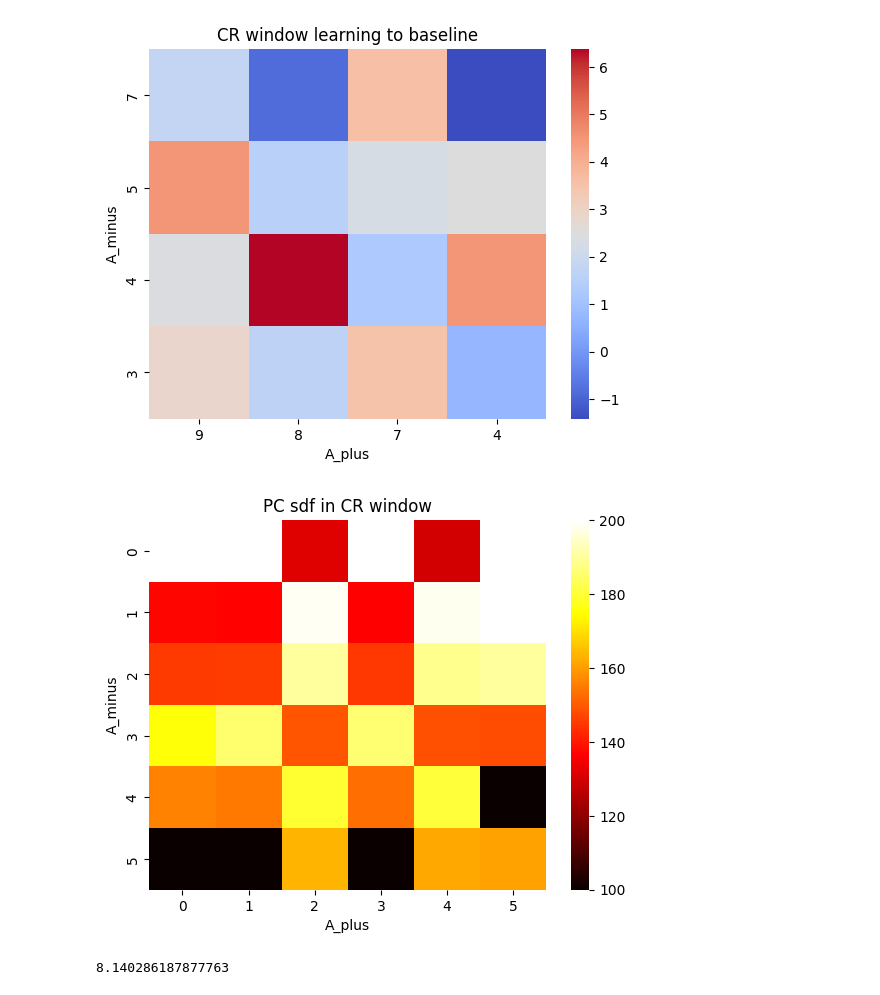
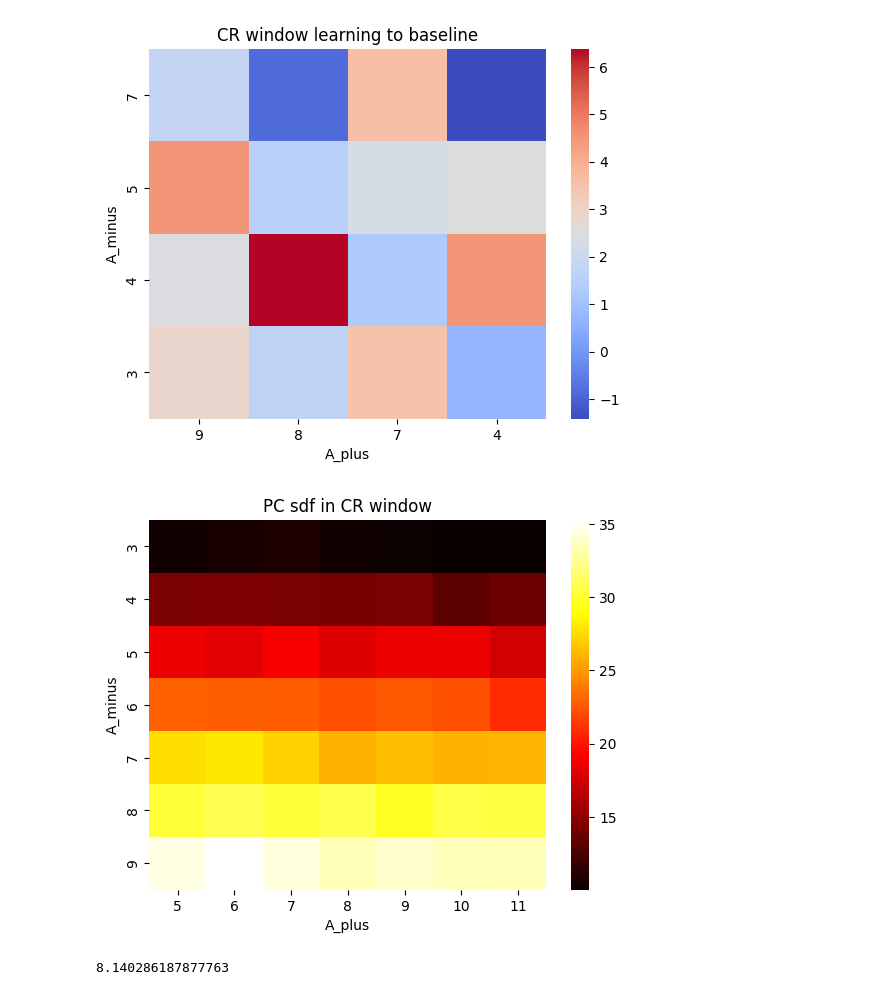
Before and after one commit to alessandratrapani/NODS, a Jupyter notebook: grid_search_Aplus_Aminus/heatmap.ipynb, the cells around one changed output. Saved outputs shown, nothing was run; the diff lists cells and outputs as text; code cells hidden in the pictures.

```diff
--- a/grid_search_Aplus_Aminus/heatmap.ipynb
+++ b/grid_search_Aplus_Aminus/heatmap.ipynb
@@ -11,14 +11,8 @@ import os
 import scipy.stats as st
 import pandas as pd
 # %%
-result_path = "/home/nomodel/code/NODS/results/grid_search/"
-min = 4
-max = 5
-dim = 3
-#folder = f'grid_complete_1/'
-"""folder = 'grid_NO/'
-result_path = os.path.join(result_path,folder)"""
-with open("/home/nomodel/code/NODS/network_configuration.json", "r") as json_file:
+result_path = "/home/csartor1/code/NODS/results/grid_search/"
+with open("/home/csartor1/code/NODS/network_configuration.json", "r") as json_file:
     net_config = json.load(json_file)
 # %%
 values_min = np.array([7*10**-4, 5*10**-4, 3*10**-4])
@@ -32,4 +26,7 @@ CS_start_first = float(net_config["devices"]["CS"]["parameters"]["start_first"])
 between_start = net_config["devices"]["CS"]["parameters"]["between_start"]
 n_trials = net_config["devices"]["CS"]["parameters"]["n_trials"]
 US_start_first = float(net_config["devices"]["US"]["parameters"]["start_first"])
+cell = "pc_spikes"
+plus = np.arange(5,12)
+minus = np.arange(3,10)
 # %%
@@ -205,6 +174,14 @@ with open ('grid_search.pkl', 'wb') as f:
 
 with open ('grid_frequency.pkl', 'wb') as f:
     pickle.dump(grid_frequency, f)
+# %%
+import pickle
+
+with open ('grid_search.pkl', 'rb') as f:
+    grid_search= pickle.load(f)
+
+with open ('grid_frequency.pkl', 'rb') as f:
+    grid_frequency = pickle.load(f)
 # %%
 for i in range(0,3):
     for j in range(0,3):
@@ -413,13 +380,13 @@ plt.savefig(os.path.join(result_path,'heatmap_baseline-CR_zoom'))
 [figure]
 # %%
 cmap = plt.cm.get_cmap('hot')
-sns.heatmap(grid_frequency, cmap = cmap, vmin = 100, vmax = 200)
+sns.heatmap(grid_frequency, cmap = cmap, xticklabels=plus, yticklabels=minus)
 plt.xlabel('A_plus')
 plt.ylabel('A_minus')
 plt.title('PC sdf in CR window')
 plt.savefig(os.path.join(result_path,'heatmap_frequency_PC'))
 # %% [output]
-[figure, old version]
+[figure, new version]
 # %%
 cmap = plt.cm.get_cmap('coolwarm')
 sns.heatmap(grid_learning, cmap = cmap, vmin = 0, vmax = 3, xticklabels=values_plus, yticklabels=values_min)
```
Also changed, not shown: parts of 5 cells of this notebook, 16 other files.
